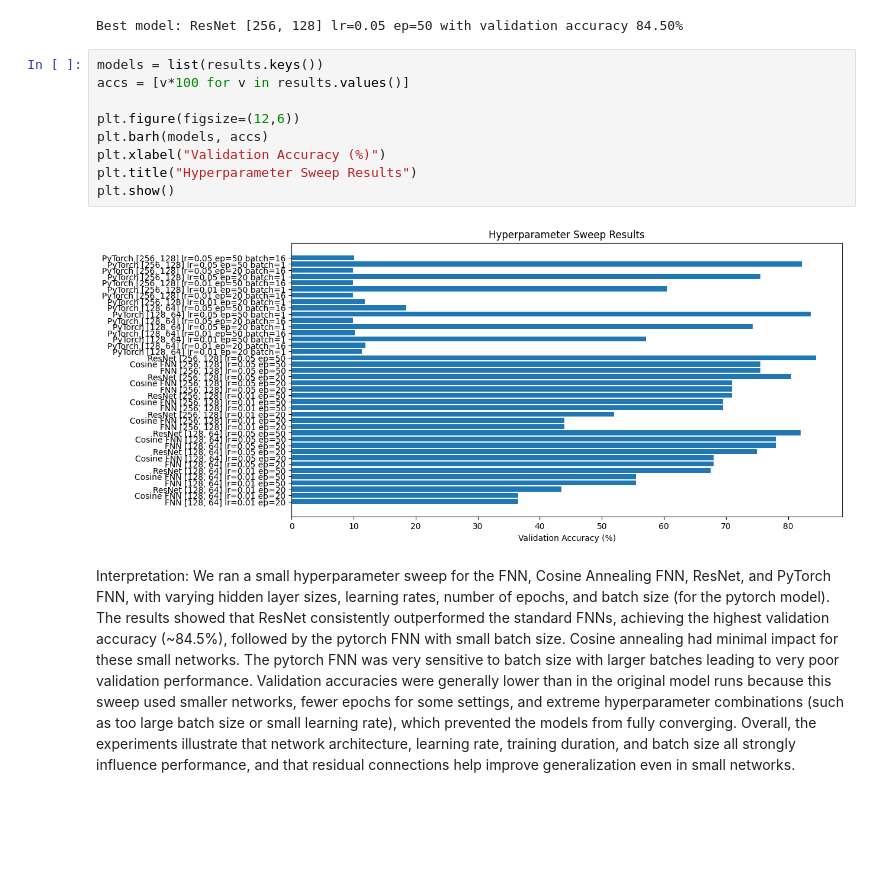
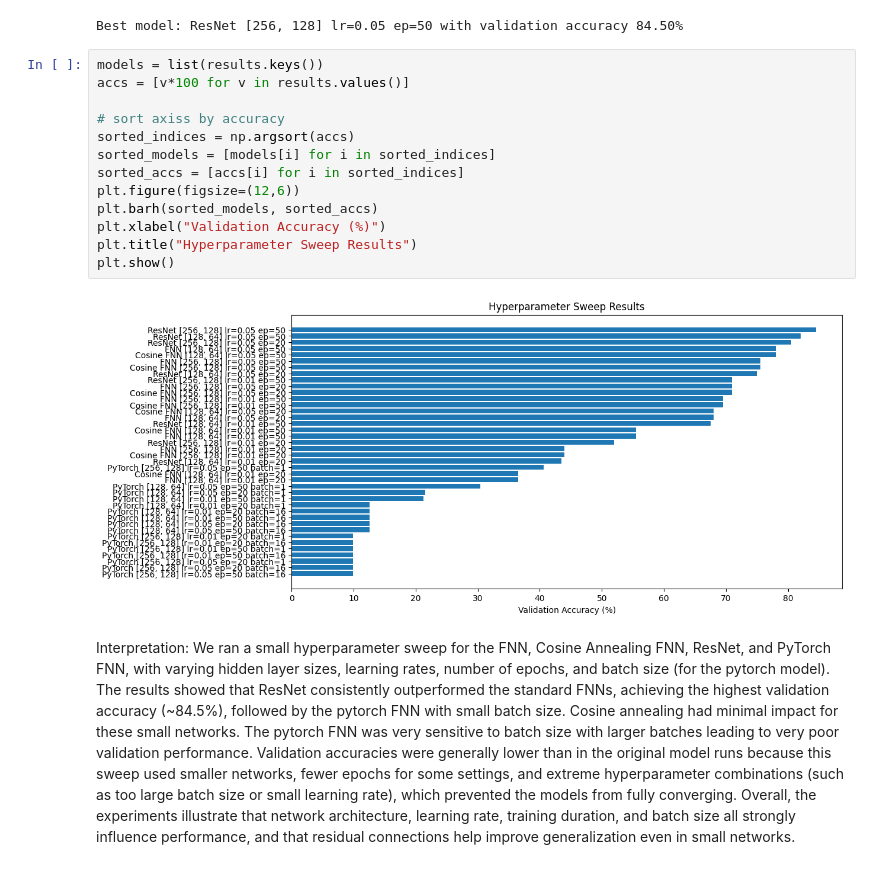
Before and after one commit to hertie-data-science-lab/assignment-1-ps_1_c, a Jupyter notebook: MNIST_classification.ipynb, the cells around one changed output. Cells and saved outputs as stored; diff of their text form; blank space fills up the shorter version.

```diff
--- a/MNIST_classification.ipynb
+++ b/MNIST_classification.ipynb
@@ -360,13 +355,17 @@ Best model: ResNet [256, 128] lr=0.05 ep=50 with validation accuracy 84.50%
 # %%
 models = list(results.keys())
 accs = [v*100 for v in results.values()]
 
+# sort axiss by accuracy
+sorted_indices = np.argsort(accs)
+sorted_models = [models[i] for i in sorted_indices]
+sorted_accs = [accs[i] for i in sorted_indices]
 plt.figure(figsize=(12,6))
-plt.barh(models, accs)
+plt.barh(sorted_models, sorted_accs)
 plt.xlabel("Validation Accuracy (%)")
 plt.title("Hyperparameter Sweep Results")
 plt.show()
 # %% [output]
-[figure, old version]
+[figure, new version]
 # %% [markdown]
 Interpretation: We ran a small hyperparameter sweep for the FNN, Cosine Annealing FNN, ResNet, and PyTorch FNN, with varying hidden layer sizes, learning rates, number of epochs, and batch size (for the pytorch model). The results showed that ResNet consistently outperformed the standard FNNs, achieving the highest validation accuracy (~84.5%), followed by the pytorch FNN with small batch size. Cosine annealing had minimal impact for these small networks. The pytorch FNN was very sensitive to batch size with larger batches leading to very poor validation performance. Validation accuracies were generally lower than in the original model runs because this sweep used smaller networks, fewer epochs for some settings, and extreme hyperparameter combinations (such as too large batch size or small learning rate), which prevented the models from fully converging. Overall, the experiments illustrate that network architecture, learning rate, training duration, and batch size all strongly influence performance, and that residual connections help improve generalization even in small networks.
```
Also changed, not shown: parts of 14 cells of this notebook, 6 other files.
